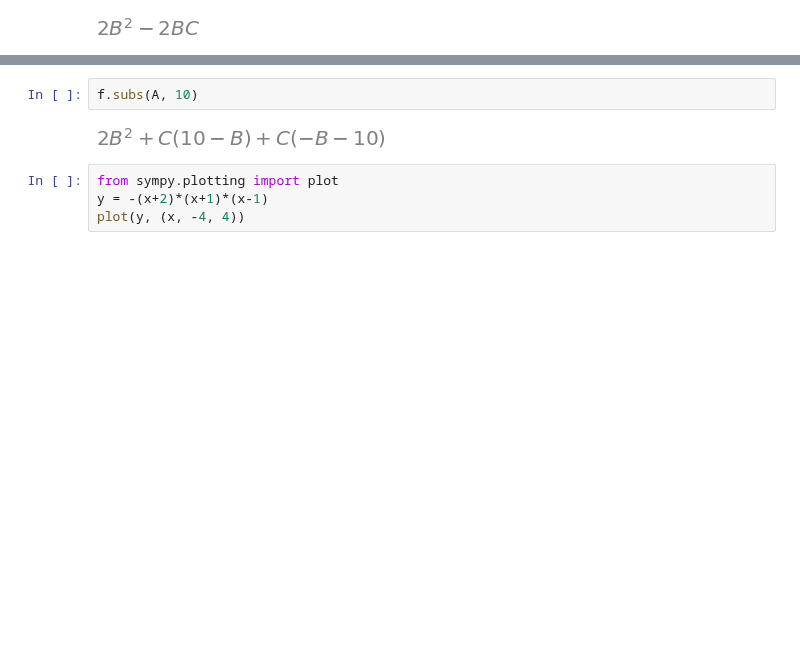
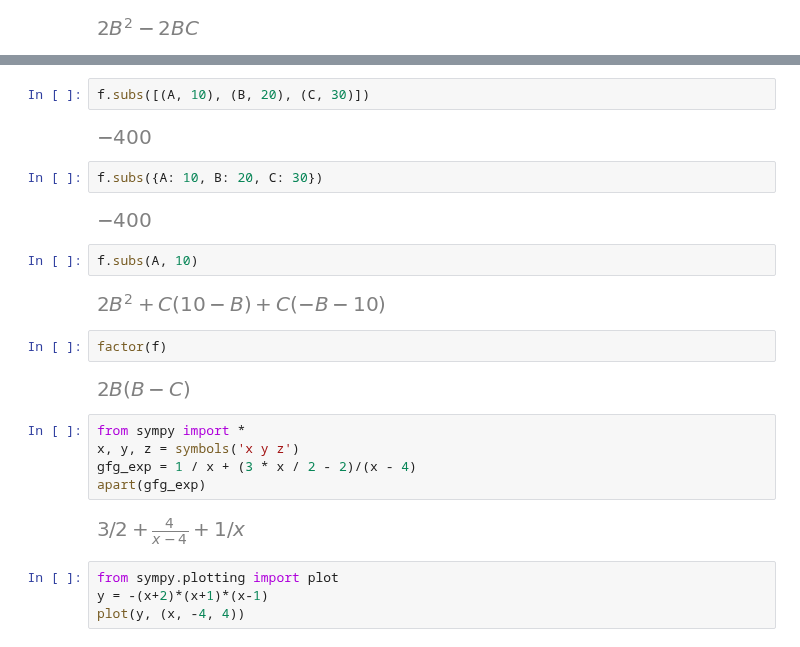
Before and after one commit to eddylin2015/mathsym, a Jupyter notebook: XF291一元二次方程式十字相乘法求因式.ipynb, the cells around one changed output, grey strips where cells are left out. Drawn from its saved outputs; the diff is of its cells as text; blank space fills up the shorter version.

```diff
--- a/XF291一元二次方程式十字相乘法求因式.ipynb
+++ b/XF291一元二次方程式十字相乘法求因式.ipynb
@@ -147,7 +139,26 @@ f.subs({A: 10, B: 20, C: 30})
-# %%
-f.subs(A, 10)
-# %% [output]
-[figure, removed]
+# %%
+f.subs([(A, 10), (B, 20), (C, 30)])
+# %% [output]
+[figure, added]
+# %%
+f.subs({A: 10, B: 20, C: 30})
+# %% [output]
+[figure, added]
+# %%
+f.subs(A, 10)
+# %% [output]
+[figure, added]
+# %%
+factor(f)
+# %% [output]
+[figure, added]
+# %%
+from sympy import *
+x, y, z = symbols('x y z')
+gfg_exp = 1 / x + (3 * x / 2 - 2)/(x - 4)
+apart(gfg_exp)
+# %% [output]
+[figure, added]
 # %%
 from sympy.plotting import plot
 y = -(x+2)*(x+1)*(x-1)
```
Also changed, not shown: parts of 2 cells of this notebook, 1 other file.
